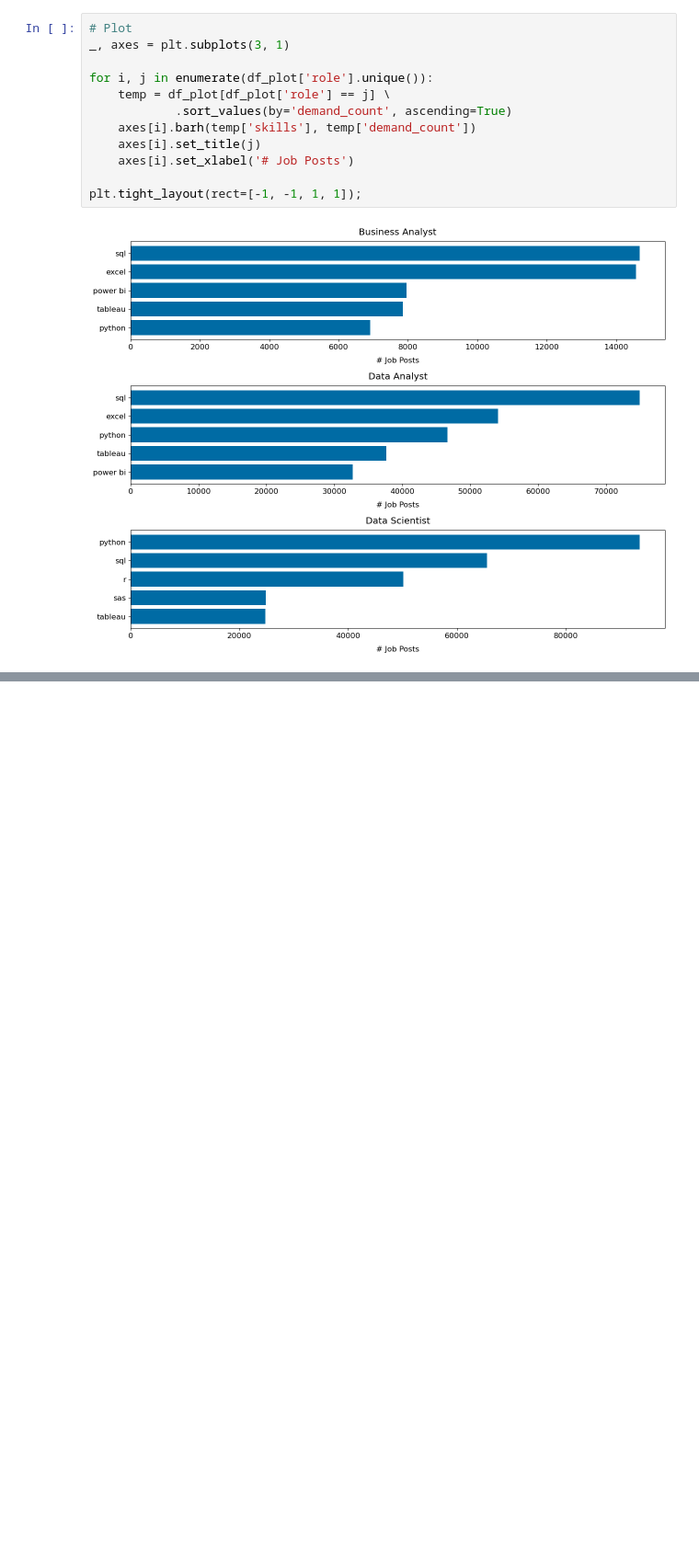
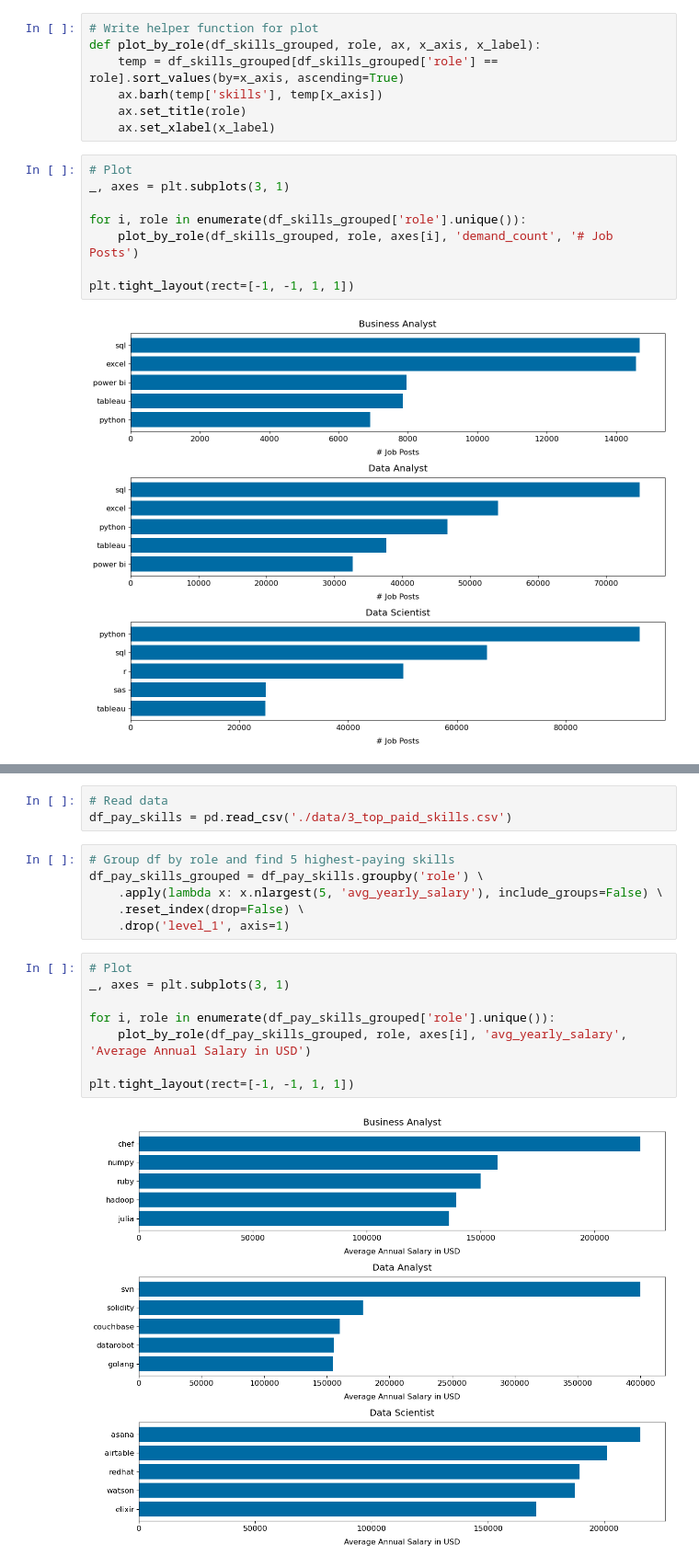
Before and after one commit to lionelsaxer/Jobs_Data_Analysis_Project, a Jupyter notebook: visualizations.ipynb, the cells around one changed output, grey strips where cells are left out. Shown at 92% size. Saved outputs shown, nothing was run; the diff lists cells and outputs as text; blank space fills up the shorter version.

```diff
--- a/visualizations.ipynb
+++ b/visualizations.ipynb
@@ -36,17 +36,20 @@ df_plot = df_skills.groupby('role') \
     .apply(lambda x: x.nlargest(5, 'demand_count'), include_groups=False) \
     .reset_index(drop=False) \
     .drop('level_1', axis=1)
+# %%
+# Write helper function for plot
+def plot_by_role(df_skills_grouped, role, ax, x_axis, x_label):
+    temp = df_skills_grouped[df_skills_grouped['role'] == role].sort_values(by=x_axis, ascending=True)
+    ax.barh(temp['skills'], temp[x_axis])
+    ax.set_title(role)
+    ax.set_xlabel(x_label)
 # %%
 # Plot
 _, axes = plt.subplots(3, 1)
 
-for i, j in enumerate(df_plot['role'].unique()):
-    temp = df_plot[df_plot['role'] == j] \
-            .sort_values(by='demand_count', ascending=True)
-    axes[i].barh(temp['skills'], temp['demand_count'])
-    axes[i].set_title(j)
-    axes[i].set_xlabel('# Job Posts')
+for i, role in enumerate(df_skills_grouped['role'].unique()):
+    plot_by_role(df_skills_grouped, role, axes[i], 'demand_count', '# Job Posts')
 
-plt.tight_layout(rect=[-1, -1, 1, 1]);
+plt.tight_layout(rect=[-1, -1, 1, 1])
 # %% [output]
 [figure]
@@ -52,0 +58,19 @@ plt.tight_layout(rect=[-1, -1, 1, 1]);
+# %%
+# Read data
+df_pay_skills = pd.read_csv('./data/3_top_paid_skills.csv')
+# %%
+# Group df by role and find 5 highest-paying skills
+df_pay_skills_grouped = df_pay_skills.groupby('role') \
+    .apply(lambda x: x.nlargest(5, 'avg_yearly_salary'), include_groups=False) \
+    .reset_index(drop=False) \
+    .drop('level_1', axis=1)
+# %%
+# Plot
+_, axes = plt.subplots(3, 1)
+
+for i, role in enumerate(df_pay_skills_grouped['role'].unique()):
+    plot_by_role(df_pay_skills_grouped, role, axes[i], 'avg_yearly_salary', 'Average Annual Salary in USD')
+
+plt.tight_layout(rect=[-1, -1, 1, 1])
+# %% [output]
+[figure, added]
```
Also changed, not shown: parts of 2 cells of this notebook.
